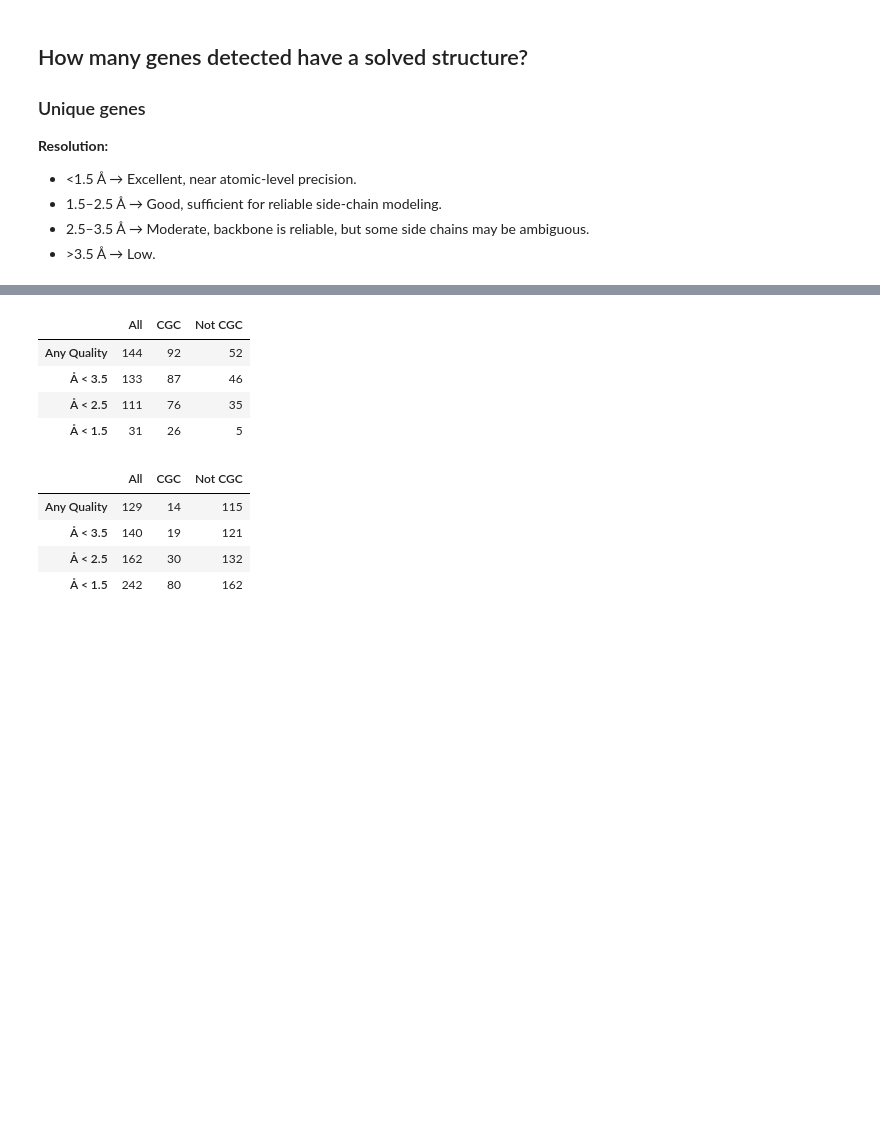
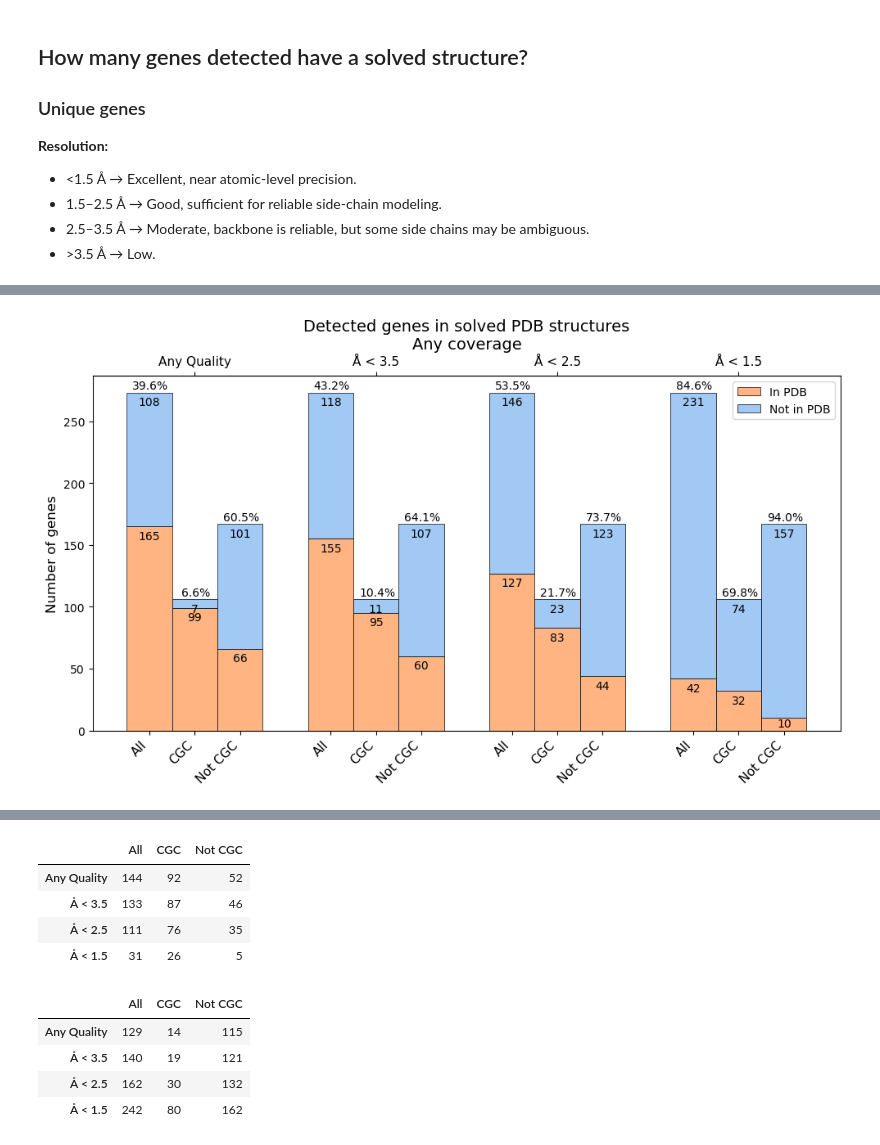
Before and after one commit to bbglab/oncodrive3d_paper, a Jupyter notebook: review_01/pdb_analysis/pdb_analysis.ipynb, the cells around one changed output, grey strips where cells are left out. Saved outputs shown, nothing was run; the diff lists cells and outputs as text; code cells hidden in the pictures; blank space fills up the shorter version.

```diff
--- a/review_01/pdb_analysis/pdb_analysis.ipynb
+++ b/review_01/pdb_analysis/pdb_analysis.ipynb
@@ -167,0 +217,7 @@ pdb_uniprot
+# %%
+result = []
+for uni_id in tqdm(genetable.Uniprot_ID):
+    result.append(get_associated_pdb(uni_id))
+pdb_uniprot_api = genetable.merge(pd.concat(result), on="Uniprot_ID", how="left")
+pdb_uniprot_api = pdb_uniprot_api.dropna(subset="PDB").reset_index(drop=True)
+pdb_uniprot_api
@@ -252,0 +346,3 @@ CGC 0: 5 on 167 (2.99%)
+# %%
+pdb_uniprot_api_thr = pdb_uniprot_api[pdb_uniprot_api["Coverage"] > 50].reset_index(drop=True)
+pdb_uniprot_api_thr
@@ -252,0 +402,55 @@ CGC 0: 5 on 167 (2.99%)
+# %%
+# Plot
+
+categories = ["Any Quality", "Å < 3.5", "Å < 2.5", "Å < 1.5"]
+
+x = np.arange(len(categories))
+width = 0.25
+color_in_pdb = "#FFB482"
+color_not_in_pdb = "#A1C9F4"
+
+fig, ax = plt.subplots(figsize=(10, 6))
+
+# Plot the three stacks
+bars_in_all = ax.bar(x - width, df_in_pdb["All"], width,
+                        label="In PDB", color=color_in_pdb, lw=0.5, ec="black")
+bars_not_all = ax.bar(x - width, df_not_in_pdb["All"], width,
+                        label="Not in PDB", bottom=df_in_pdb["All"], color=color_not_in_pdb, lw=0.5, ec="black")
+add_percent_labels(bars_in_all, df_in_pdb, df_not_in_pdb, "All")
+add_segment_counts(bars_in_all, df_in_pdb, df_not_in_pdb, "All")
+add_segment_counts(bars_not_all, df_not_in_pdb, df_in_pdb, "All")
+
+bars_in_cgc = ax.bar(x, df_in_pdb["CGC"], width,
+                        color=color_in_pdb, lw=0.5, ec="black")
+bars_not_cgc = ax.bar(x, df_not_in_pdb["CGC"], width,
+                        bottom=df_in_pdb["CGC"], color=color_not_in_pdb, lw=0.5, ec="black")
+add_percent_labels(bars_in_cgc, df_in_pdb, df_not_in_pdb, "CGC")
+add_segment_counts(bars_in_cgc, df_in_pdb, df_not_in_pdb, "CGC")
+add_segment_counts(bars_not_cgc, df_not_in_pdb, df_in_pdb, "CGC")
+
+bars_in_not_cgc  = ax.bar(x + width, df_in_pdb["Not CGC"], width,
+                          color=color_in_pdb, lw=0.5, ec="black")
+bars_not_not_cgc = ax.bar(x + width, df_not_in_pdb["Not CGC"], width,
+                          bottom=df_in_pdb["Not CGC"], color=color_not_in_pdb, lw=0.5, ec="black")
+add_percent_labels(bars_in_not_cgc, df_in_pdb, df_not_in_pdb, "Not CGC")
+add_segment_counts(bars_in_not_cgc, df_in_pdb, df_not_in_pdb, "Not CGC")
+add_segment_counts(bars_not_not_cgc, df_not_in_pdb, df_in_pdb, "Not CGC")
+
+# Details
+ax.set_xticks(np.concatenate([x-width, x, x+width]))
+ax.set_xticklabels(
+    ["All"] * len(categories) + ["CGC"] * len(categories) + ["Not CGC"] * len(categories),
+    rotation=45, ha='right', fontsize=11
+)
+ax.set_ylabel("Number of genes", fontsize=12)
+ax.set_title("Detected genes in solved PDB structures\nAny coverage", fontsize=14)
+
+ax2 = ax.secondary_xaxis("top")
+ax2.set_xticks(x)
+ax2.set_xticklabels(categories, fontsize=11)
+
+ax.legend(loc="upper right")
+plt.tight_layout()
+plt.show()
+# %% [output]
+[figure, added]
```
Also changed, not shown: parts of 22 cells of this notebook, 10 other files.
